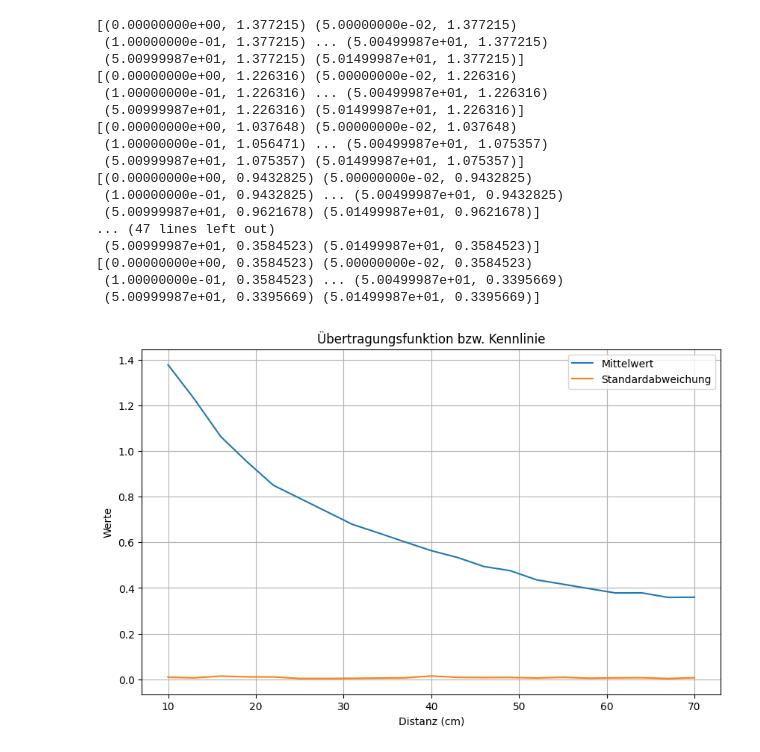
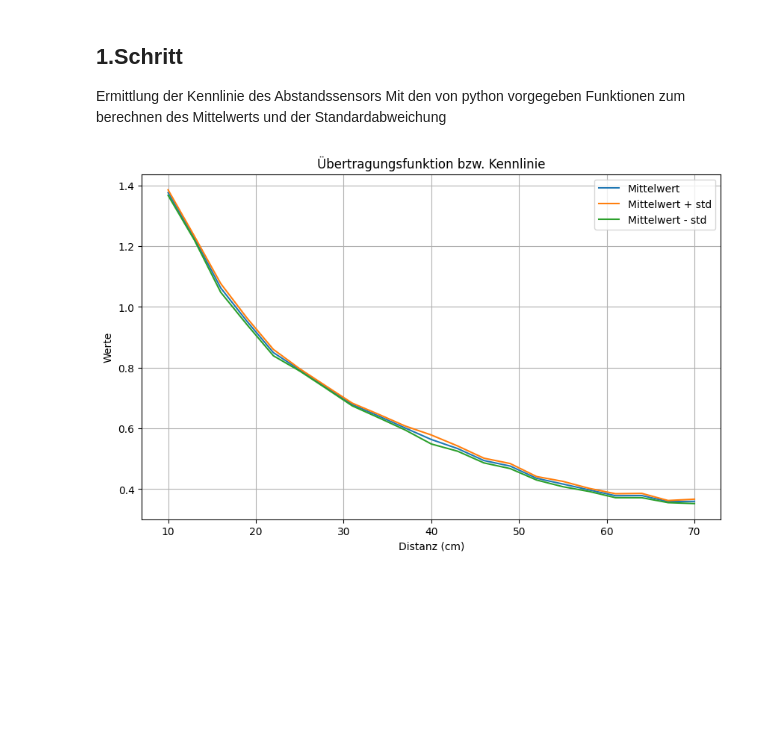
Before and after one commit to hermandi21/SignaleSystemeSensoren, a Jupyter notebook: src.ipynb, the cells around one changed output. Cells and saved outputs as stored; diff of their text form; code cells hidden in the pictures; blank space fills up the shorter version.

```diff
--- a/src.ipynb
+++ b/src.ipynb
@@ -1,66 +1,75 @@
+# %% [markdown]
+1.Schritt
+----------
+Ermittlung der Kennlinie des Abstandssensors
+Mit den von python vorgegeben Funktionen zum berechnen des Mittelwerts und der Standardabweichung
 # %%
+import os
 import numpy as np
 import matplotlib.pyplot as plt
-import os
+
+def replace_commas_with_periods_in_file(file_path):
+    # Öffnen und lesen der ursprünglichen Datei
+    with open(file_path, 'r') as file:
+        data = file.read()
+
+    # Ersetzen der Kommata durch Punkte
+    data = data.replace(',', '.')
+
+    # Überschreiben der ursprünglichen Datei mit den bearbeiteten Daten
+    with open(file_path, 'w') as file:
+        file.write(data)
 
 def process_measurement_data(folder_path, start_distance, end_distance, step):
     distances = []
     mean_values = []
     std_values = []
+    std_lower = []
+    std_upper = []
 
     for distance in range(start_distance, end_distance + 1, step):
-        file_name = f"{distance}cm_modified.csv"
+        file_name = f"{distance}cm.csv"
         file_path = os.path.join(folder_path, file_name)
 
         # Prüfen, ob die Datei existiert
         if not os.path.isfile(file_path):
             continue
 
+        # Kommata in der Datei durch Punkte ersetzen
+        replace_commas_with_periods_in_file(file_path)
+
         # Daten aus der CSV-Datei einlesen und überspringen der ersten Zeile
         data = np.genfromtxt(file_path, delimiter=';', skip_header=1, names=True)
-        print(data)
-
 
         # Wählen Sie eine sinnvolle Anzahl von Messungen (z.B. die ersten 500)
         data = data[:500]
 
-        # Berechnen Sie Mittelwert und Standardabweichung für den Kanal_A
+        # Berechnen Sie Mittelwert und Standardabweichung für 'V'
         mean = np.mean(data['V'])
         std = np.std(data['V'])
 
         distances.append(distance)
         mean_values.append(mean)
         std_values.append(std)
+        std_upper.append(np.mean(data['V']) + np.std(data['V']))
+        std_lower.append(np.mean(data['V']) - np.std(data['V']))
 
     # Plotte die Ergebnisse
     plt.figure(figsize=(10, 6))
     plt.plot(distances, mean_values, label='Mittelwert')
-    plt.plot(distances, std_values, label='Standardabweichung')
+    #plt.plot(distances, std_values, label='Standardabweichung')
+    plt.plot(distances, std_upper, label= 'Mittelwert + std')
+    plt.plot(distances, std_lower, label= 'Mittelwert - std')
+
+
     plt.xlabel('Distanz (cm)')
     plt.ylabel('Werte')
     plt.legend()
     plt.title('Übertragungsfunktion bzw. Kennlinie')
     plt.grid(True)
     plt.show()
 
-# Beispielaufruf der Funktion
+# Aufruf der Funktion
 process_measurement_data('/home/hermandi/Schreibtisch/hochschule/AIN3.1/SSS/InfrarotSensor/Messungen/', 10, 70, 3)
 # %% [output]
-[(0.00000000e+00, 1.377215) (5.00000000e-02, 1.377215)
- (1.00000000e-01, 1.377215) ... (5.00499987e+01, 1.377215)
- (5.00999987e+01, 1.377215) (5.01499987e+01, 1.377215)]
-[(0.00000000e+00, 1.226316) (5.00000000e-02, 1.226316)
- (1.00000000e-01, 1.226316) ... (5.00499987e+01, 1.226316)
- (5.00999987e+01, 1.226316) (5.01499987e+01, 1.226316)]
-[(0.00000000e+00, 1.037648) (5.00000000e-02, 1.037648)
- (1.00000000e-01, 1.056471) ... (5.00499987e+01, 1.075357)
- (5.00999987e+01, 1.075357) (5.01499987e+01, 1.075357)]
-[(0.00000000e+00, 0.9432825) (5.00000000e-02, 0.9432825)
- (1.00000000e-01, 0.9432825) ... (5.00499987e+01, 0.9432825)
- (5.00999987e+01, 0.9621678) (5.01499987e+01, 0.9621678)]
-... (47 lines left out)
- (5.00999987e+01, 0.3584523) (5.01499987e+01, 0.3584523)]
-[(0.00000000e+00, 0.3584523) (5.00000000e-02, 0.3584523)
- (1.00000000e-01, 0.3584523) ... (5.00499987e+01, 0.3395669)
- (5.00999987e+01, 0.3395669) (5.01499987e+01, 0.3395669)]
-[figure, old version]
+[figure, new version]
```
Also changed, not shown: parts of 2 cells of this notebook.
